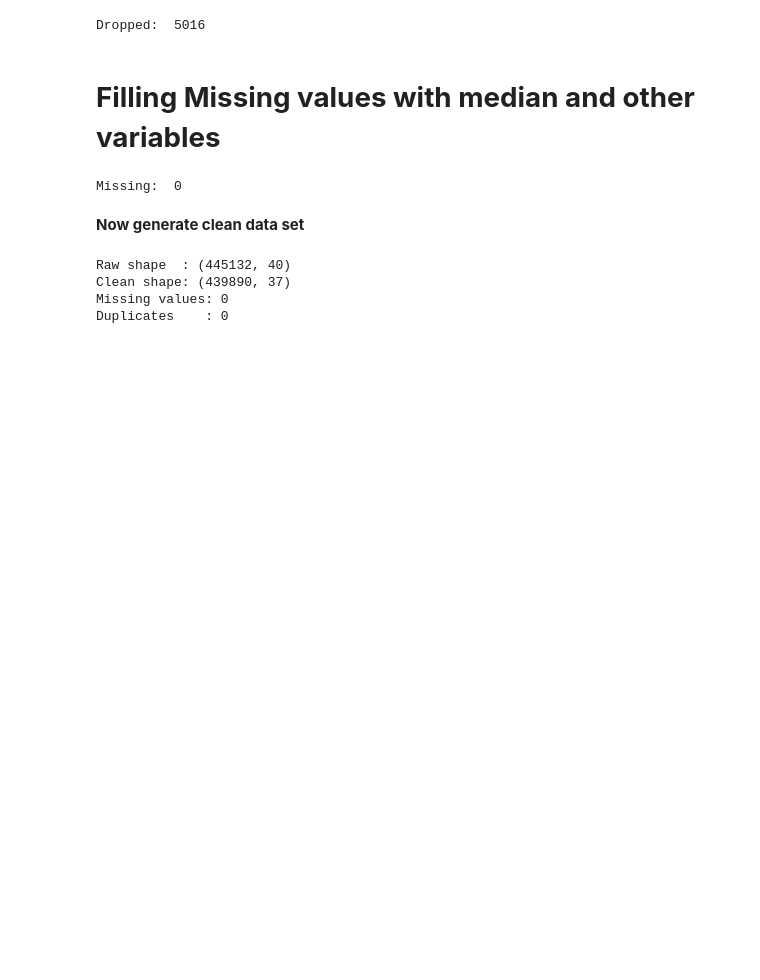
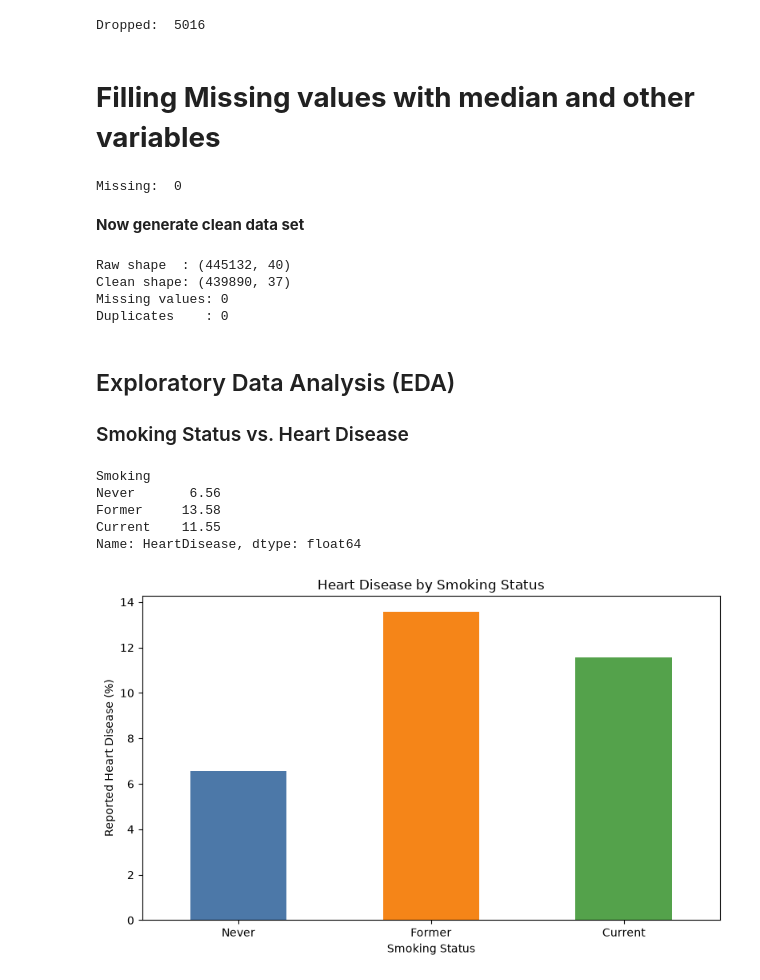
Before and after one commit to rwijesin-UMD/DATA602_Final_Project, a Jupyter notebook: Code.ipynb, the cells around one changed output. Cells and saved outputs as stored; diff of their text form; code cells hidden in the pictures; blank space fills up the shorter version.

Commit message:
added EDA visualizations and statistical analysis

```diff
--- a/Code.ipynb
+++ b/Code.ipynb
@@ -322,3 +322,41 @@ Raw shape  : (445132, 40)
 Clean shape: (439890, 37)
 Missing values: 0
 Duplicates    : 0
+# %% [markdown]
+## Exploratory Data Analysis (EDA)
+
+### Smoking Status vs. Heart Disease
+# %%
+# Compare smoking groups
+order = ["Never", "Former", "Current"]
+
+smoking_data = df[df["Smoking"].isin(order)]
+
+rates = (
+    smoking_data.groupby("Smoking")["HeartDisease"]
+    .mean()
+    .reindex(order) * 100
+)
+
+print(rates.round(2))
+# %% [output]
+Smoking
+Never       6.56
+Former     13.58
+Current    11.55
+Name: HeartDisease, dtype: float64
+# %%
+# Visualize the group percentages
+plt.figure(figsize=(8, 5))
+
+rates.plot(kind="bar", color=["#4C78A8", "#F58518", "#54A24B"])
+
+plt.title("Heart Disease by Smoking Status")
+plt.xlabel("Smoking Status")
+plt.ylabel("Reported Heart Disease (%)")
+plt.xticks(rotation=0)
+
+plt.tight_layout()
+plt.show()
+# %% [output]
+[figure, added]
```
Also changed, not shown: parts of 12 cells of this notebook.
